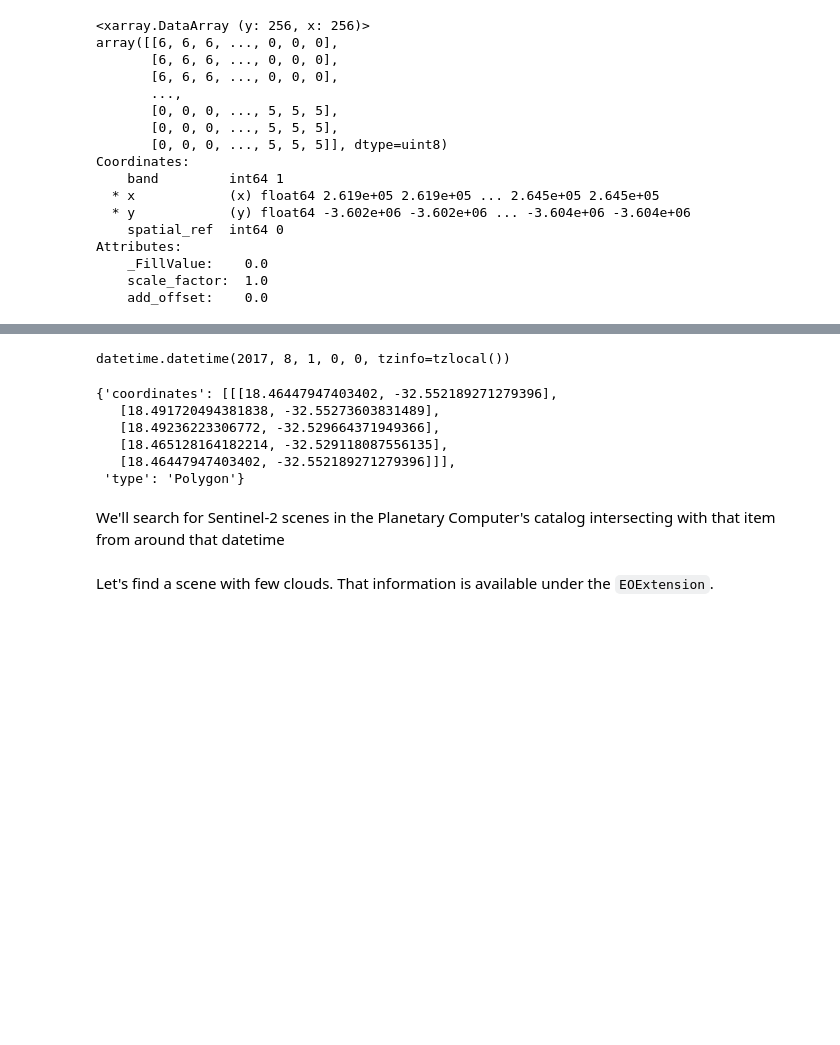
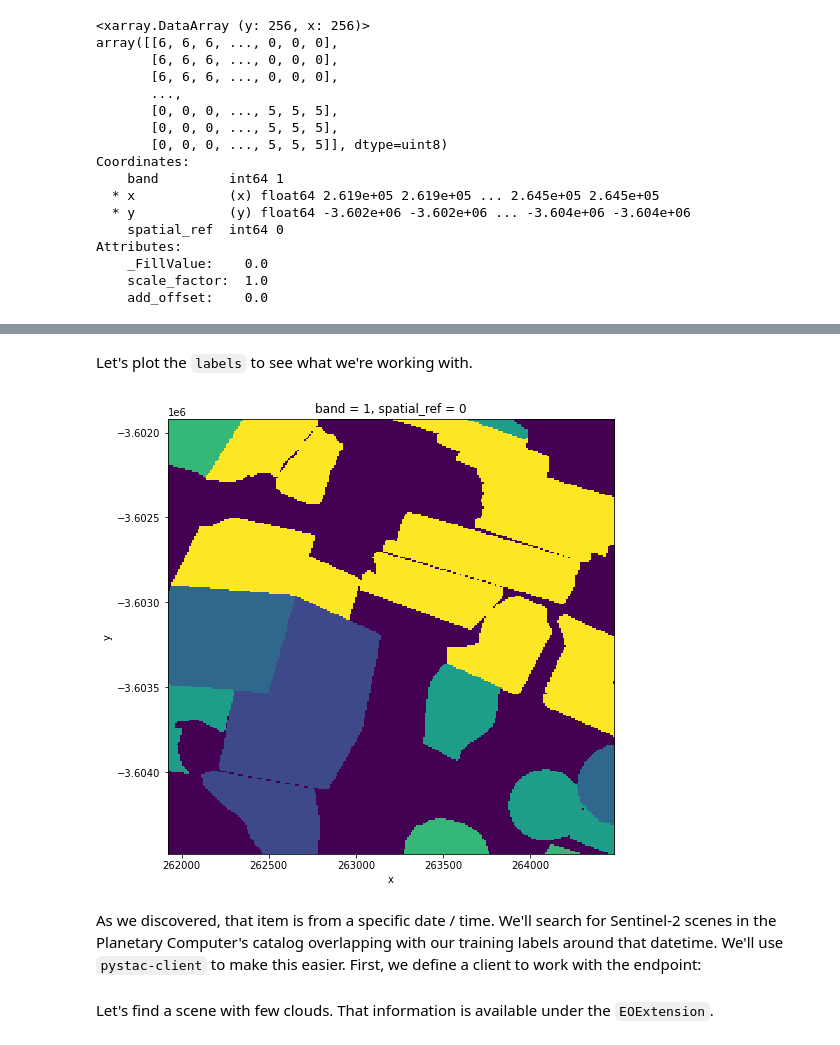
Before and after one commit to TomAugspurger/esip-summer-2021-geospatial-ml, a Jupyter notebook: crop-landcover-explore.ipynb, the cells around one changed output, grey strips where cells are left out. Cells and saved outputs as stored; diff of their text form; code cells hidden in the pictures; blank space fills up the shorter version.

```diff
--- a/crop-landcover-explore.ipynb
+++ b/crop-landcover-explore.ipynb
@@ -86,15 +105,0 @@ That item is from a specific date / time.
-# %%
-label_item.datetime
-# %% [output]
-datetime.datetime(2017, 8, 1, 0, 0, tzinfo=tzlocal())
-# %%
-label_item.geometry
-# %% [output]
-{'coordinates': [[[18.46447947403402, -32.552189271279396],
-   [18.491720494381838, -32.55273603831489],
-   [18.49236223306772, -32.529664371949366],
-   [18.465128164182214, -32.529118087556135],
-   [18.46447947403402, -32.552189271279396]]],
- 'type': 'Polygon'}
-# %% [markdown]
-We'll search for Sentinel-2 scenes in the Planetary Computer's catalog intersecting with that item from around that datetime
@@ -113,0 +106,8 @@ search = stac.search(
+# %% [markdown]
+Let's plot the `labels` to see what we're working with.
+# %%
+labels.plot.imshow(figsize=(8, 8), add_colorbar=False);
+# %% [output]
+[figure, added]
+# %% [markdown]
+As we discovered, that item is from a specific date / time. We'll search for Sentinel-2 scenes in the Planetary Computer's catalog overlapping with our training labels around that datetime. We'll use `pystac-client` to make this easier. First, we define a client to work with the endpoint:
```
Also changed, not shown: parts of 42 cells of this notebook.
